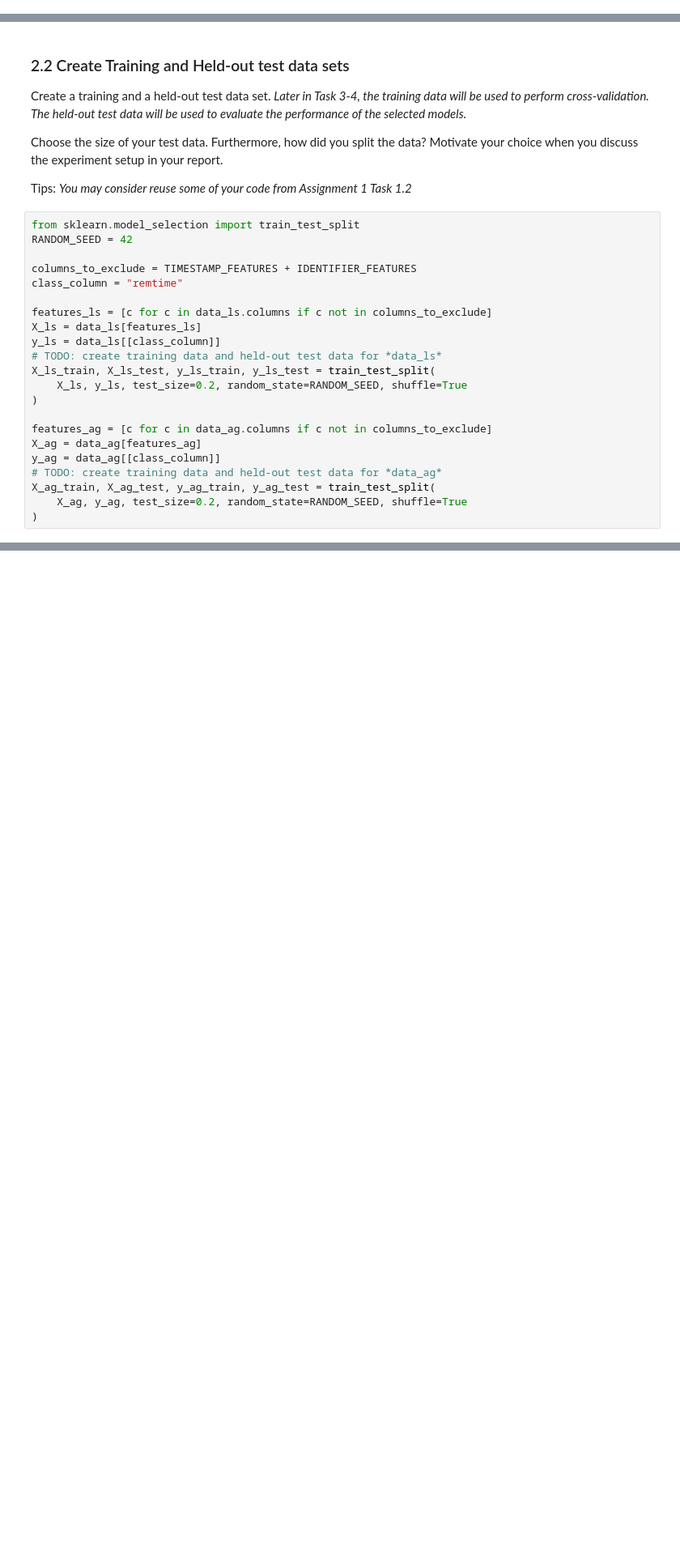
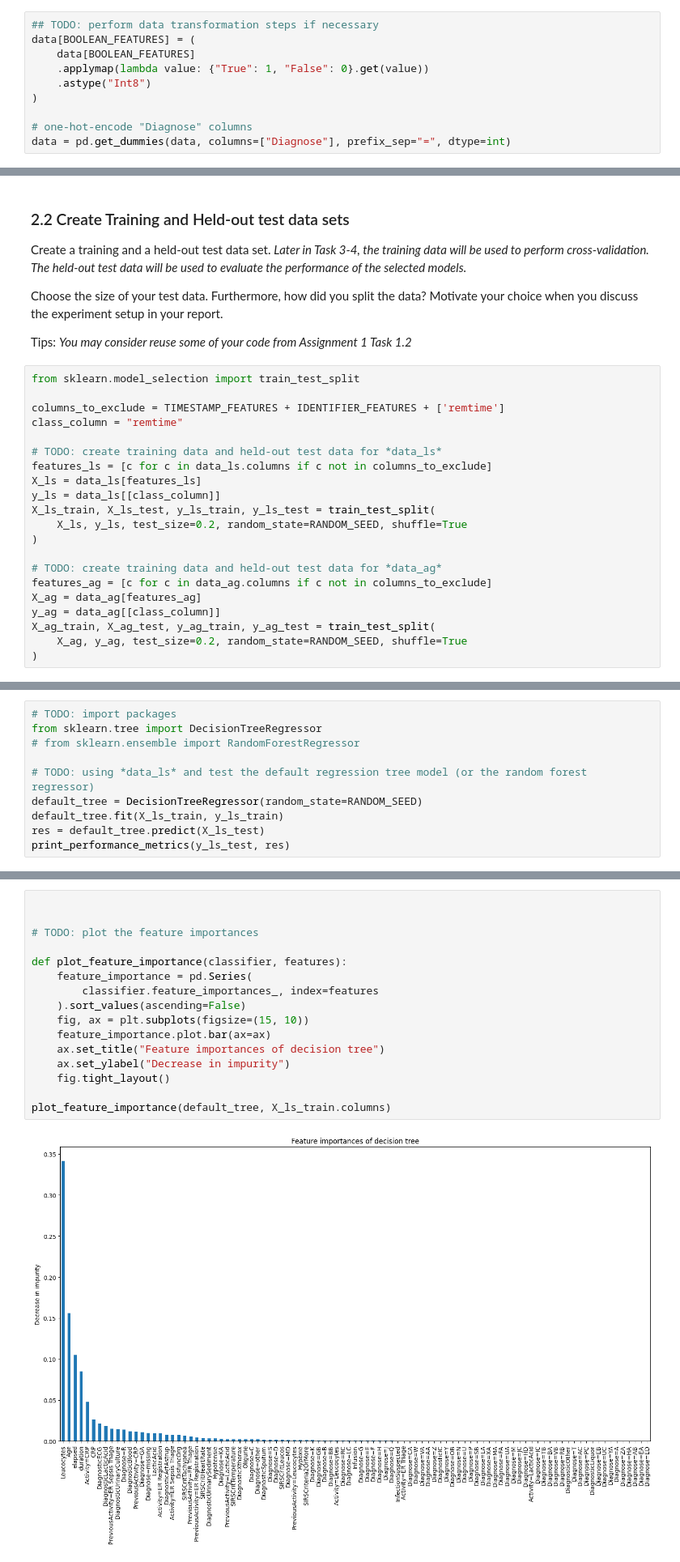
Before and after one commit to MarognaLorenzo/ApplicationOfMachineLearning, a Jupyter notebook: Assignment2/notebooks/Aksel.ipynb, the cells around one changed output, grey strips where cells are left out. Shown at 81% size. Cells and saved outputs as stored; diff of their text form; blank space fills up the shorter version.

```diff
--- a/Assignment2/notebooks/Aksel.ipynb
+++ b/Assignment2/notebooks/Aksel.ipynb
@@ -202,3 +269,13 @@ for column in BOOLEAN_FEATURES:
+# %%
+## TODO: perform data transformation steps if necessary
+data[BOOLEAN_FEATURES] = (
+    data[BOOLEAN_FEATURES]
+    .applymap(lambda value: {"True": 1, "False": 0}.get(value))
+    .astype("Int8")
+)
+
+# one-hot-encode "Diagnose" columns
+data = pd.get_dummies(data, columns=["Diagnose"], prefix_sep="=", dtype=int)
 # %% [markdown]
 ### 1.3 Process Discovery and Visualization (Optional)
 
@@ -307,23 +391,22 @@ Choose the size of your test data. Furthermore, how did you split the data? Moti
 Tips: *You may consider reuse some of your code from Assignment 1 Task 1.2*
 # %%
 from sklearn.model_selection import train_test_split
-RANDOM_SEED = 42
 
-columns_to_exclude = TIMESTAMP_FEATURES + IDENTIFIER_FEATURES
+columns_to_exclude = TIMESTAMP_FEATURES + IDENTIFIER_FEATURES + ['remtime']
 class_column = "remtime"
 
+# TODO: create training data and held-out test data for *data_ls*
 features_ls = [c for c in data_ls.columns if c not in columns_to_exclude]
 X_ls = data_ls[features_ls]
 y_ls = data_ls[[class_column]]
-# TODO: create training data and held-out test data for *data_ls*
 X_ls_train, X_ls_test, y_ls_train, y_ls_test = train_test_split(
     X_ls, y_ls, test_size=0.2, random_state=RANDOM_SEED, shuffle=True
 )
 
+# TODO: create training data and held-out test data for *data_ag*
 features_ag = [c for c in data_ag.columns if c not in columns_to_exclude]
 X_ag = data_ag[features_ag]
 y_ag = data_ag[[class_column]]
-# TODO: create training data and held-out test data for *data_ag*
 X_ag_train, X_ag_test, y_ag_train, y_ag_test = train_test_split(
     X_ag, y_ag, test_size=0.2, random_state=RANDOM_SEED, shuffle=True
 )
@@ -364,0 +436,10 @@ from sklearn.tree import DecisionTreeRegressor
+# %%
+# TODO: import packages
+from sklearn.tree import DecisionTreeRegressor
+# from sklearn.ensemble import RandomForestRegressor
+
+# TODO: using *data_ls* and test the default regression tree model (or the random forest regressor)
+default_tree = DecisionTreeRegressor(random_state=RANDOM_SEED)
+default_tree.fit(X_ls_train, y_ls_train)
+res = default_tree.predict(X_ls_test)
+print_performance_metrics(y_ls_test, res)
@@ -364,0 +450,18 @@ from sklearn.tree import DecisionTreeRegressor
+# %%
+
+
+# TODO: plot the feature importances
+
+def plot_feature_importance(classifier, features):
+    feature_importance = pd.Series(
+        classifier.feature_importances_, index=features
+    ).sort_values(ascending=False)
+    fig, ax = plt.subplots(figsize=(15, 10))
+    feature_importance.plot.bar(ax=ax)
+    ax.set_title("Feature importances of decision tree")
+    ax.set_ylabel("Decrease in impurity")
+    fig.tight_layout()
+
+plot_feature_importance(default_tree, X_ls_train.columns)
+# %% [output]
+[figure, added]
```
Also changed, not shown: parts of 59 cells of this notebook, 2 other files.
